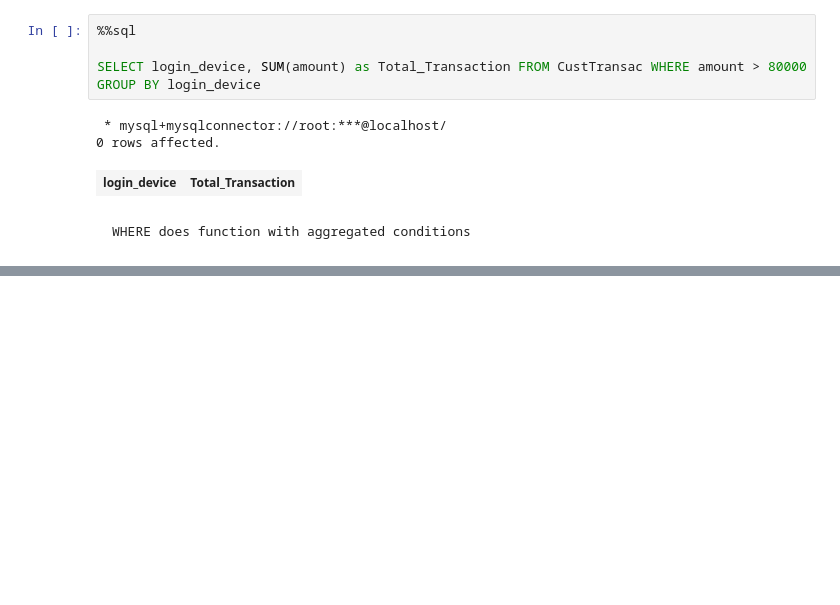
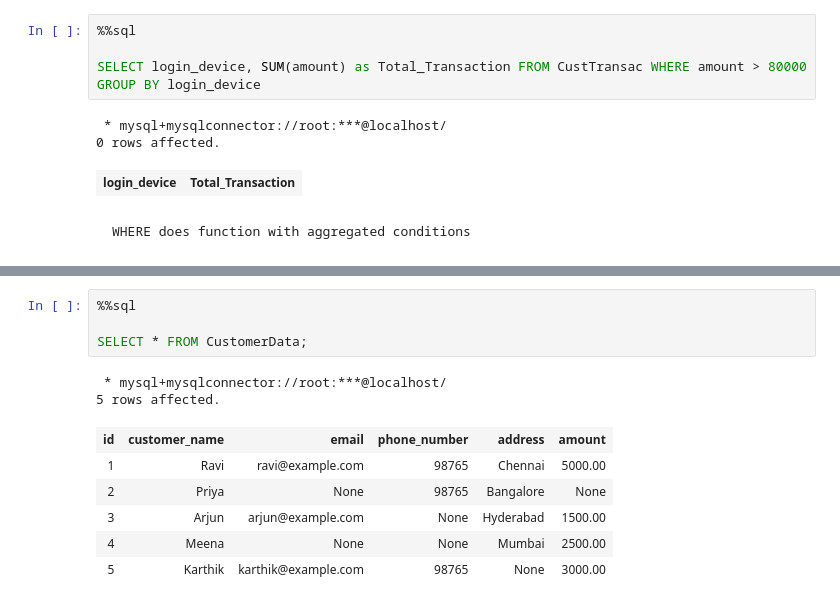
Before and after one commit to LShreeChaithanya/Solid_fundamentals_SQL, a Jupyter notebook: sql_learning.ipynb, the cells around one changed output, grey strips where cells are left out. Saved outputs shown, nothing was run; the diff lists cells and outputs as text; blank space fills up the shorter version.

```diff
--- a/sql_learning.ipynb
+++ b/sql_learning.ipynb
@@ -1495,0 +1552,13 @@ SELECT login_device, SUM(amount) as Total_Transaction FROM CustTransac WHERE amo
+# %%
+%%sql
+
+SELECT * FROM CustomerData;
+# %% [output]
+ * mysql+mysqlconnector://root:***@localhost/
+5 rows affected.
+| id | customer_name | email | phone_number | address | amount |
+| 1 | Ravi | ravi@example.com | 98765 | Chennai | 5000.00 |
+| 2 | Priya | None | 98765 | Bangalore | None |
+| 3 | Arjun | arjun@example.com | None | Hyderabad | 1500.00 |
+| 4 | Meena | None | None | Mumbai | 2500.00 |
+| 5 | Karthik | karthik@example.com | 98765 | None | 3000.00 |
```
Also changed, not shown: parts of 70 cells of this notebook.
